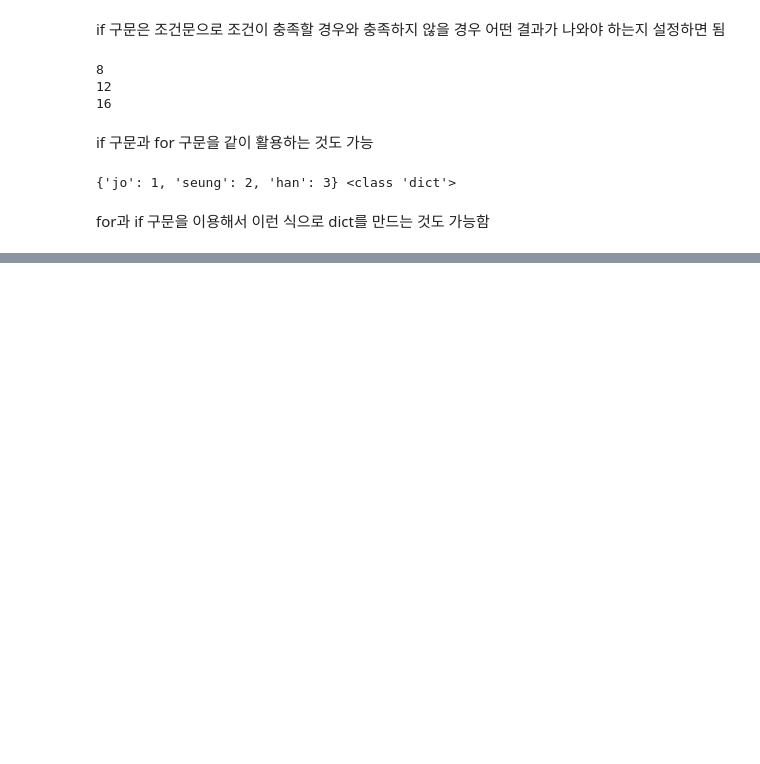
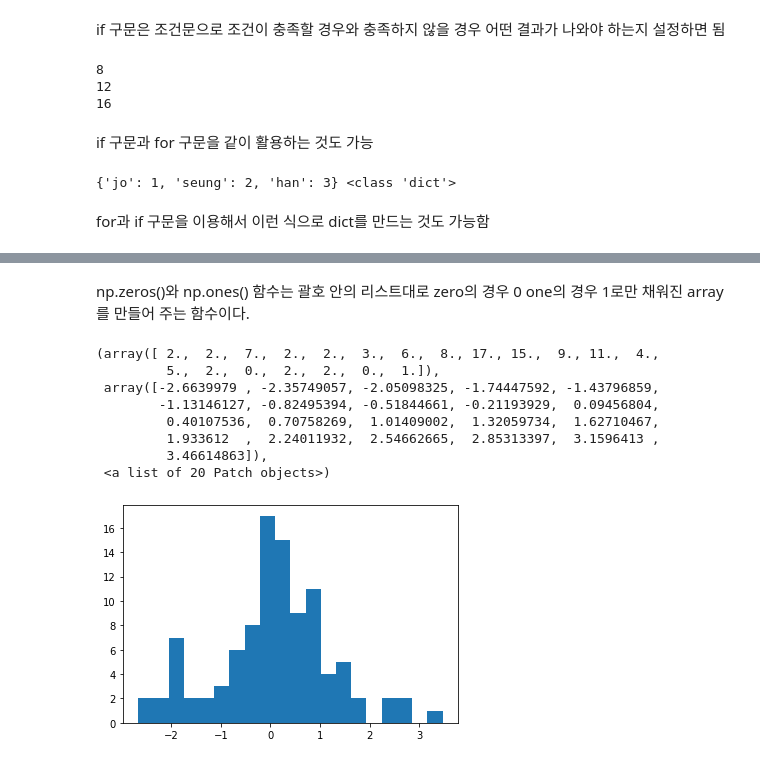
Before and after one commit to joseunghan/class2022spring, a Jupyter notebook: 20220316.ipynb, the cells around one changed output, grey strips where cells are left out. Cells and saved outputs as stored; diff of their text form; code cells hidden in the pictures; blank space fills up the shorter version.

```diff
--- a/20220316.ipynb
+++ b/20220316.ipynb
@@ -186,0 +257,16 @@ for과 if 구문을 이용해서 이런 식으로 dict를 만드는 것도 가
+# %% [markdown]
+np.zeros()와 np.ones() 함수는 괄호 안의 리스트대로 zero의 경우 0 one의 경우 1로만 채워진 array를 만들어 주는 함수이다.
+# %%
+import matplotlib.pyplot as plt
+x = np.random.normal(0, 1, 100)
+plt.hist(x, bins=20)
+# %% [output]
+(array([ 2.,  2.,  7.,  2.,  2.,  3.,  6.,  8., 17., 15.,  9., 11.,  4.,
+         5.,  2.,  0.,  2.,  2.,  0.,  1.]),
+ array([-2.6639979 , -2.35749057, -2.05098325, -1.74447592, -1.43796859,
+        -1.13146127, -0.82495394, -0.51844661, -0.21193929,  0.09456804,
+         0.40107536,  0.70758269,  1.01409002,  1.32059734,  1.62710467,
+         1.933612  ,  2.24011932,  2.54662665,  2.85313397,  3.1596413 ,
+         3.46614863]),
+ <a list of 20 Patch objects>)
+[figure, added]
```
Also changed, not shown: parts of 13 cells of this notebook.
